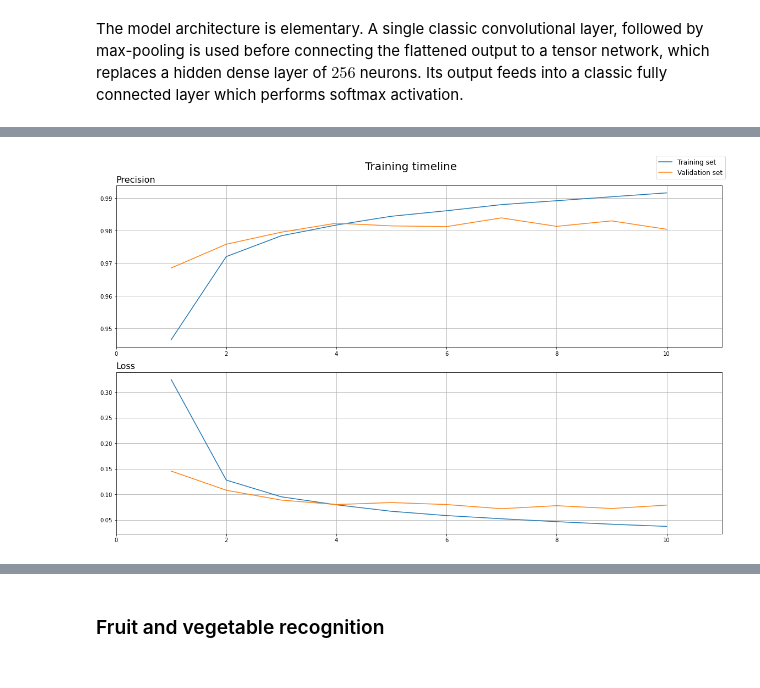
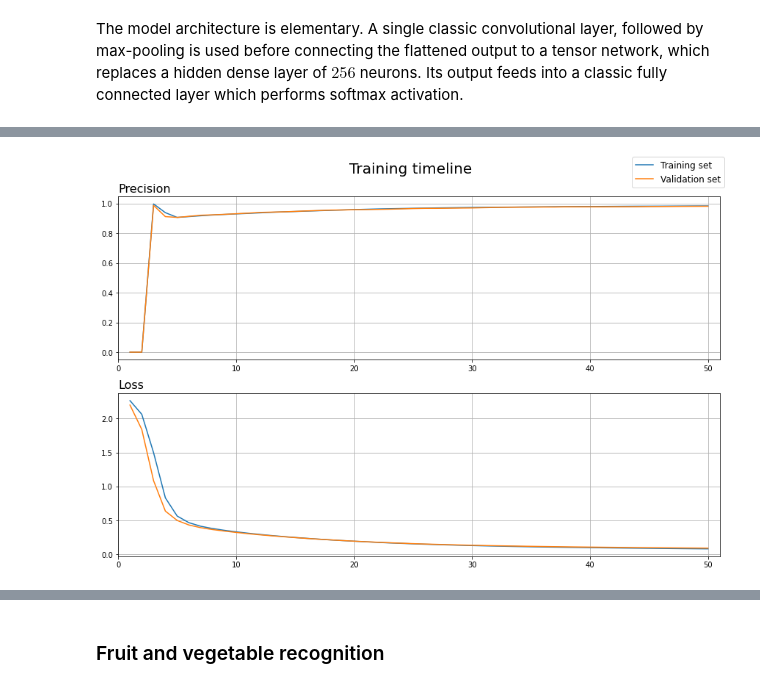
Before and after one commit to jtfreitas/QInfo_Final, a Jupyter notebook: final_nb.ipynb, the cells around one changed output, grey strips where cells are left out. Saved outputs shown, nothing was run; the diff lists cells and outputs as text; code cells hidden in the pictures.

````diff
--- a/final_nb.ipynb
+++ b/final_nb.ipynb
@@ -111,11 +126,8 @@ fig_dict['toy_history'] = history_plot
 m_list = [2, 5, 11]
 d_list = [2, 4, 7]
 
-fig_contours, axs = decision_contours(d_list, m_list,
-                            x_train, x_test, labels_train, labels_test,
-                            tight_layout = 'pad', figsize=(20,20))
+tf.compat.v1.logging.set_verbosity(tf.compat.v1.logging.ERROR)
 
-fig_contours.show()
-
+fig_contours, _ = decision_contours(d_list, m_list, x_train, x_test, labels_train, labels_test, n_epochs=20, figsize=(16,12), tight_layout='pad')
 fig_dict['toy_contours'] = fig_contours
 # %% [output]
@@ -135,10 +147,18 @@ Model achieved 92.250% precision on the test set.
 The MNIST handwritten digits dataset is standard for proof-of-concept in classification models. Each sample is originally $28\times 28$ pixels on a single channel, with integer values ranging from $0$ to $255$, which are scaled to a $[0,1]$ range. This prevents neurons from saturating. These are downsampled by averaging each cluster of $2\times 2$ pixels in the input. This can be quickly achieved by directly applying ```keras.layers.AveragePooling2D``` on the normalized input.
 # %%
 (x_train, y_train), (x_test, y_test) = mnist.load_data('mnist.npz')
+
+
 x_train, x_test = x_train.reshape((60000, 28, 28, 1))/255, x_test.reshape((10000, 28, 28, 1))/255
+
+x_train, x_val, y_train, y_val = train_test_split(x_train, y_train, test_size=0.1, random_state=123)
 avg_input = tf.keras.layers.AveragePooling2D((2,2))
-x_train_red, x_test_red = avg_input(x_train), avg_input(x_test)
-x_train_mnist, x_test_mnist = tf.convert_to_tensor(x_train_red), tf.convert_to_tensor(x_test_red)
 
-y_train_mnist, y_test_mnist = tf.one_hot(y_train, 10), tf.one_hot(y_test, 10)
-in_shape_mnist = x_train_mnist[0].shape
+
+
+x_train_red, x_val_red, x_test_red = avg_input(x_train), avg_input(x_val), avg_input(x_test)
+
+mnist_train = tf.data.Dataset.from_tensor_slices((x_train_red, tf.one_hot(y_train, 10))).shuffle(100).batch(3000)
+mnist_val   = tf.data.Dataset.from_tensor_slices((x_val_red, tf.one_hot(y_val, 10))).shuffle(100).batch(len(x_val))
+mnist_test  = tf.data.Dataset.from_tensor_slices((x_test_red, tf.one_hot(y_test, 10))).batch(len(x_test))
+in_shape_mnist = x_train_red[0].shape
@@ -151,7 +167,7 @@ The model architecture is elementary. A single classic convolutional layer, foll
 # %%
 tn_MNIST = tf.keras.Sequential(
     [
-     tf.keras.Input(shape=in_shape_mnist, batch_size=4096),
+     tf.keras.Input(shape=in_shape_mnist),
      Conv2D(filters=28, kernel_size=(2,2), strides=1, name='conv1', activation='relu', activity_regularizer=regularizers.l2(1e-4)),
      MaxPooling2D((2,2), name='maxpool1'),
      Flatten(),
@@ -182,4 +198,9 @@ Non-trainable params: 0
 _________________________________________________________________
 # %%
 check_point = ModelCheckpoint(filepath = os.getcwd()+'/saved_models/tn_MNIST.tf', verbose = 0, save_best_only = True)
-hist_dict = tn_MNIST.fit(x_train_mnist, y_train_mnist, batch_size = 16, epochs = 10, verbose = 0, validation_split = 0.2, shuffle=True, callbacks=[check_point])
+
+
+hist_dict = tn_MNIST.fit(mnist_train, validation_data=mnist_val, epochs = 50, verbose = 0, shuffle=True, callbacks=[check_point])
+
+with open(os.getcwd()+'/hists/tn_MNIST_hist.json', 'w') as f:
+    json.dump(hist_dict.history, f)
@@ -240,7 +222,7 @@ _________________________________________________________________
 # %%
-mnistc_fig = plot_loss_acc(hist_dict.history, starting_epoch=1, fontsize=16, figsize= (16,10), tight_layout='pad')
+tn_mnist_fig = plot_loss_acc(hist_dict.history, starting_epoch=1, fontsize=16, figsize= (12,8), tight_layout='pad')
 
-fig_dict['mnist_tn'] = mnistc_fig
+fig_dict['mnist_tn'] = tn_mnist_fig
 # %% [output]
-[figure, old version]
+[figure, new version]
 # %%
````
Also changed, not shown: parts of 25 cells of this notebook, 1 other file.
